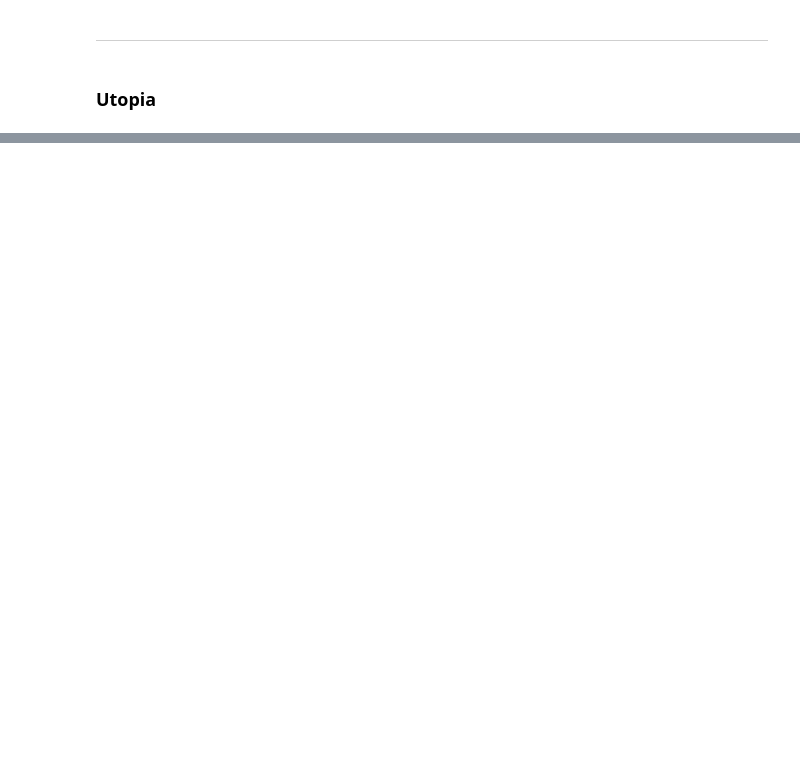
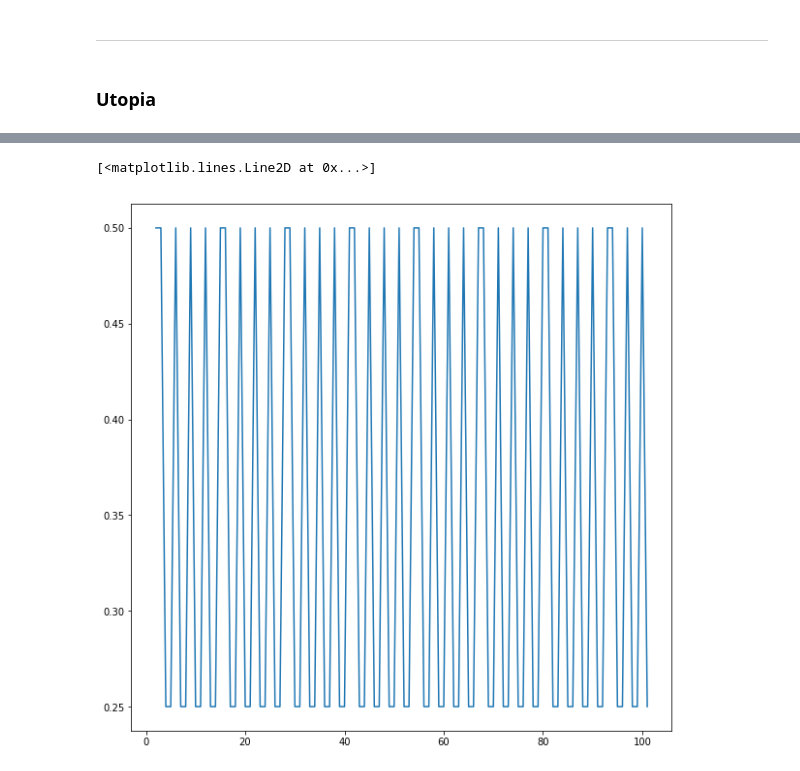
Before and after one commit to fernandascovino/FGV_Numerical_Analysis, a Jupyter notebook: project/Huang_Hilbert_transform_project4.ipynb, the cells around one changed output, grey strips where cells are left out. Drawn from its saved outputs; the diff is of its cells as text; code cells hidden in the pictures; blank space fills up the shorter version.

```diff
--- a/project/Huang_Hilbert_transform_project4.ipynb
+++ b/project/Huang_Hilbert_transform_project4.ipynb
@@ -393,7 +509,0 @@ sd.play(modes)
-# %%
-tempo = 100
-Fs = 100
-f = 261.6
-
-x = np.arange(tempo)
-y = np.sin(2 * np.pi * f * x/Fs)
@@ -402,0 +510,9 @@ plt.plot(x, y)
+# %%
+from pyhht.utils import inst_freq
+rcParams['figure.figsize'] = 10, 10
+
+instf, timestamps = inst_freq(x)
+plt.plot(timestamps[:100], instf[:100])
+# %% [output]
+[<matplotlib.lines.Line2D at 0x...>]
+[figure, added]
```
Also changed, not shown: parts of 29 cells of this notebook, 1 other file.
